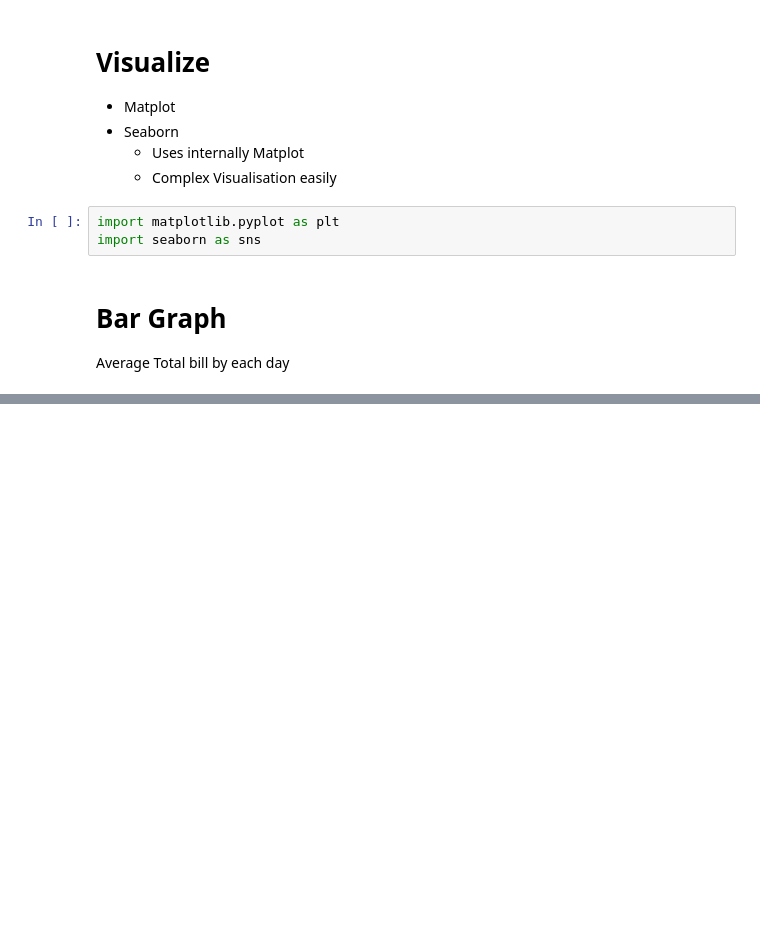
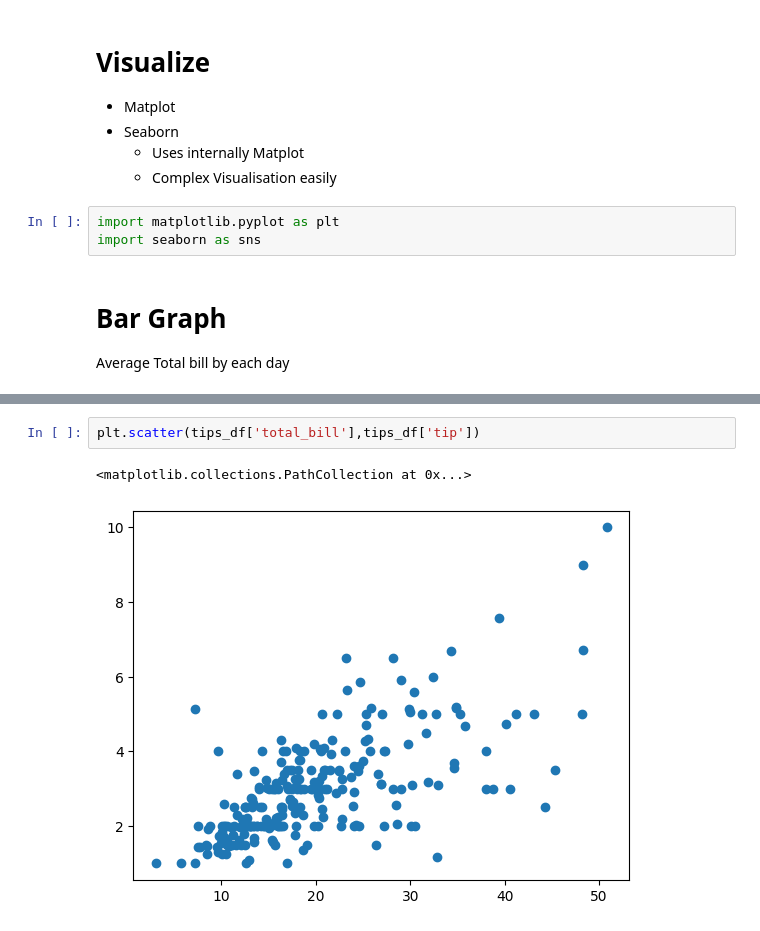
Before and after one commit to Dzithendo31/PythonCourse, a Jupyter notebook: day16pandas.ipynb, the cells around one changed output, grey strips where cells are left out. Drawn from its saved outputs; the diff is of its cells as text; blank space fills up the shorter version.

```diff
--- a/day16pandas.ipynb
+++ b/day16pandas.ipynb
@@ -493,0 +519,5 @@ Text(0.5, 0, 'Days')
+# %%
+plt.scatter(tips_df['total_bill'],tips_df['tip'])
+# %% [output]
+<matplotlib.collections.PathCollection at 0x...>
+[figure, added]
```
Also changed, not shown: parts of 9 cells of this notebook, 2 other files.
